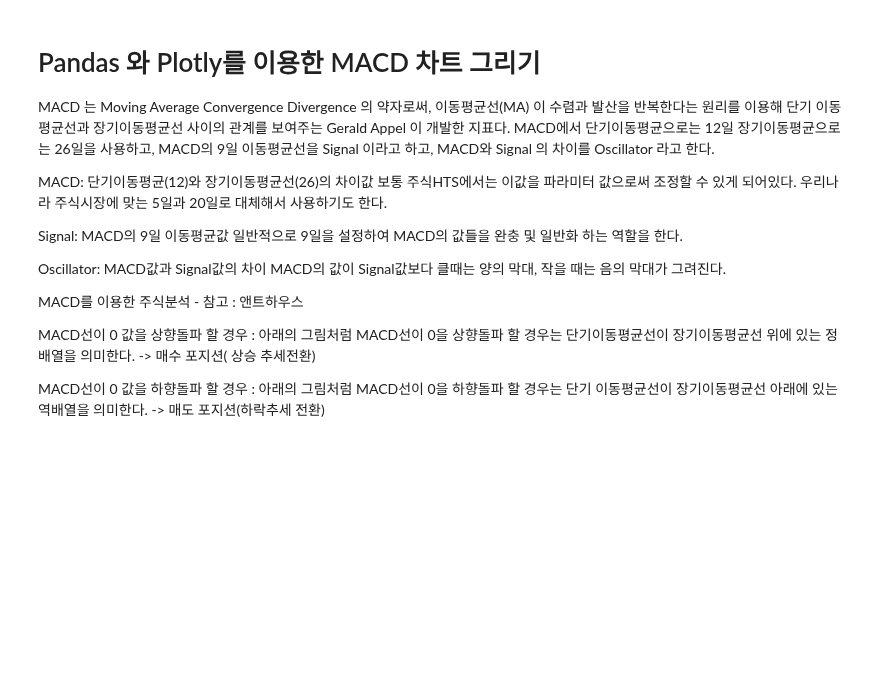
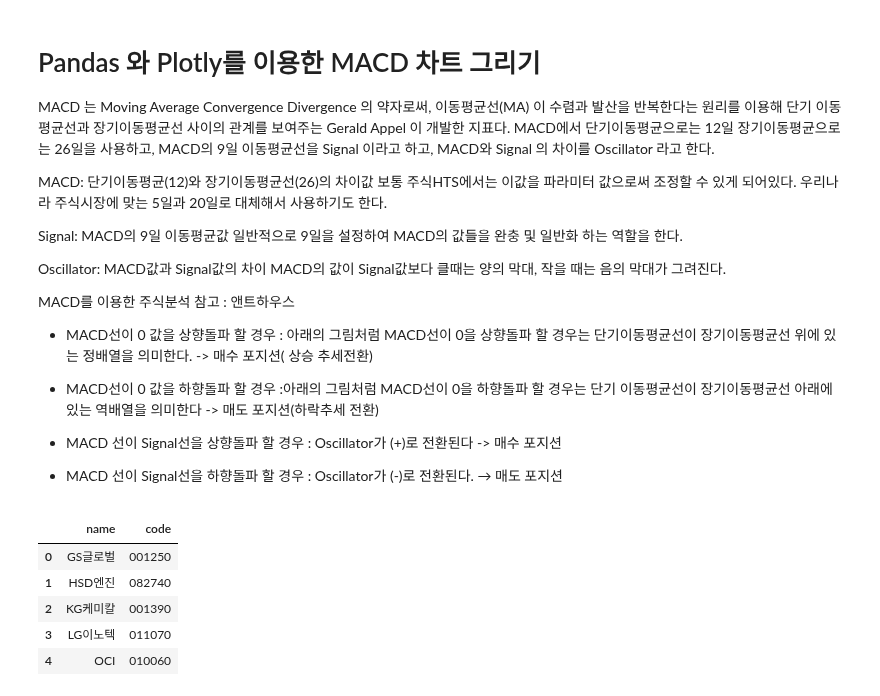
Before and after one commit to hansw90/stock-searcher, a Jupyter notebook: MACD01.ipynb, the cells around one changed output. Saved outputs shown, nothing was run; the diff lists cells and outputs as text; code cells hidden in the pictures; blank space fills up the shorter version.

```diff
--- a/MACD01.ipynb
+++ b/MACD01.ipynb
@@ -12,8 +12,31 @@ Signal: MACD의 9일 이동평균값
 Oscillator: MACD값과 Signal값의 차이
 MACD의 값이 Signal값보다 클때는 양의 막대, 작을 때는 음의 막대가 그려진다.
 
-MACD를 이용한 주식분석 - 참고 : 앤트하우스
+MACD를 이용한 주식분석 참고 : 앤트하우스
 
-MACD선이 0 값을 상향돌파 할 경우 : 아래의 그림처럼 MACD선이 0을 상향돌파 할 경우는 단기이동평균선이 장기이동평균선 위에 있는 정배열을 의미한다. -> 매수 포지션( 상승 추세전환)
+- MACD선이 0 값을 상향돌파 할 경우 : 아래의 그림처럼 MACD선이 0을 상향돌파 할 경우는 단기이동평균선이 장기이동평균선 위에 있는 정배열을 의미한다. -> 매수 포지션( 상승 추세전환)
 
-MACD선이 0 값을 하향돌파 할 경우 : 아래의 그림처럼 MACD선이 0을 하향돌파 할 경우는 단기 이동평균선이 장기이동평균선 아래에 있는 역배열을 의미한다. -> 매도 포지션(하락추세 전환)
+- MACD선이 0 값을 하향돌파 할 경우 :아래의 그림처럼 MACD선이 0을 하향돌파 할 경우는 단기 이동평균선이 장기이동평균선 아래에 있는 역배열을 의미한다 -> 매도 포지션(하락추세 전환)
+
+- MACD 선이 Signal선을 상향돌파 할 경우 : Oscillator가 (+)로 전환된다 -> 매수 포지션
+
+- MACD 선이 Signal선을 하향돌파 할 경우 : Oscillator가 (-)로 전환된다. → 매도 포지션
+# %%
+import pandas as pd
+
+code_df = pd.read_html('http://kind.krx.co.kr/corpgeneral/corpList.do?method=download&searchType=13', header=0)[0]
+# pandas_read_html() 은 HTML에서 <table>></table> 태그를 찾아 자동으로 DataFrame 형식으로 만들어준다.
+
+code_df.종목코드 = code_df.종목코드.map('{:06d}'.format)
+
+code_df = code_df[['회사명', '종목코드']]
+
+code_df = code_df.rename(columns={'회사명': 'name', '종목코드': 'code'})
+code_df.head()
+# %% [output]
+|  | name | code |
+| 0 | GS글로벌 | 001250 |
+| 1 | HSD엔진 | 082740 |
+| 2 | KG케미칼 | 001390 |
+| 3 | LG이노텍 | 011070 |
+| 4 | OCI | 010060 |
```
Also changed, not shown: parts of 6 cells of this notebook, 2 other files.
